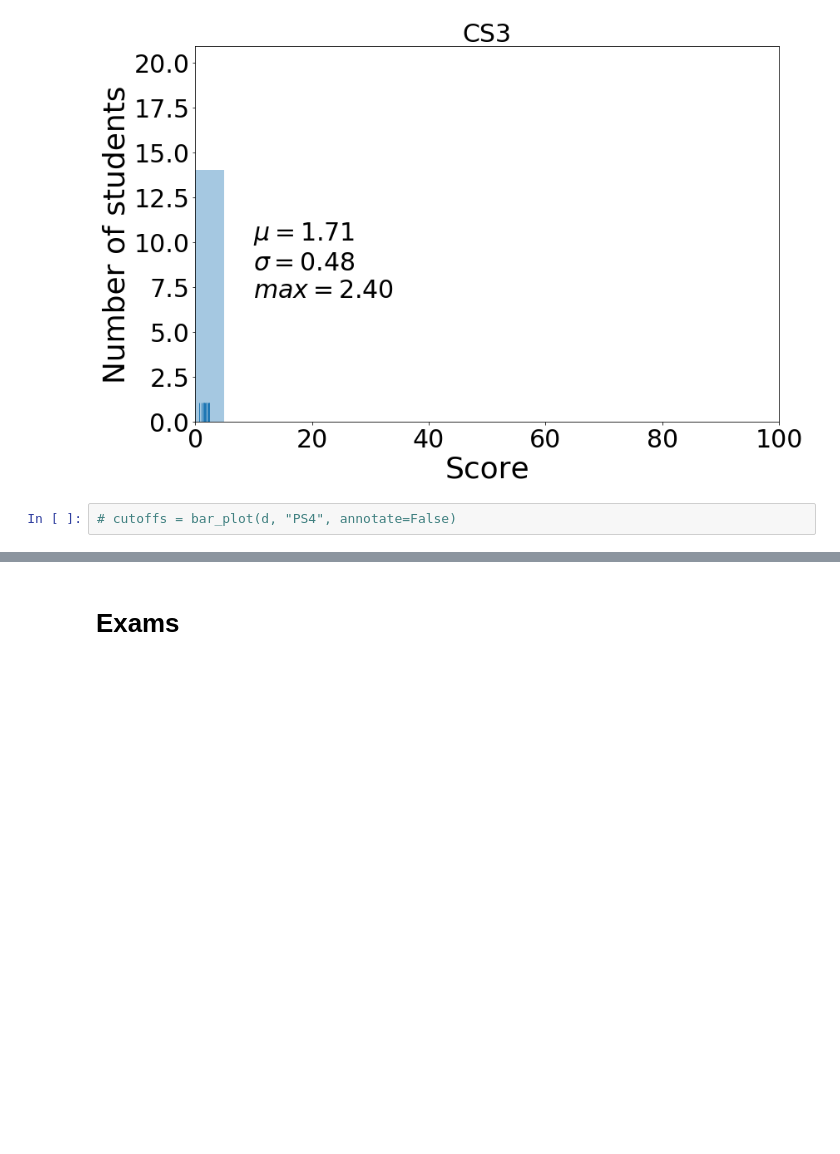
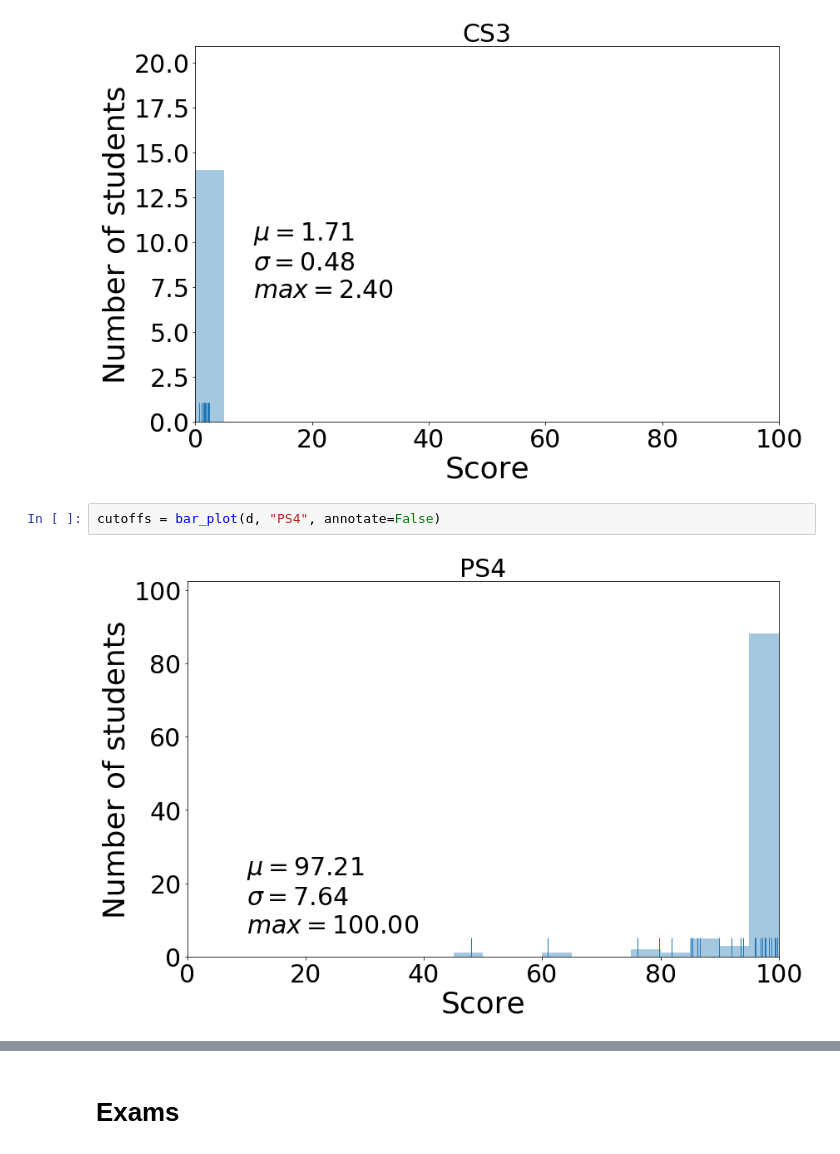
Before and after one commit to materialsvirtuallab/ceng114, a Jupyter notebook: grades/statsw2019.ipynb, the cells around one changed output, grey strips where cells are left out. Drawn from its saved outputs; the diff is of its cells as text; blank space fills up the shorter version.

```diff
--- a/grades/statsw2019.ipynb
+++ b/grades/statsw2019.ipynb
@@ -178,5 +178,7 @@ cutoffs = bar_plot(d, "CS3", annotate=False)
 # %% [output]
 [figure]
 # %%
-# cutoffs = bar_plot(d, "PS4", annotate=False)
+cutoffs = bar_plot(d, "PS4", annotate=False)
+# %% [output]
+[figure, added]
 # %%
```
Also changed, not shown: parts of 6 cells of this notebook.
